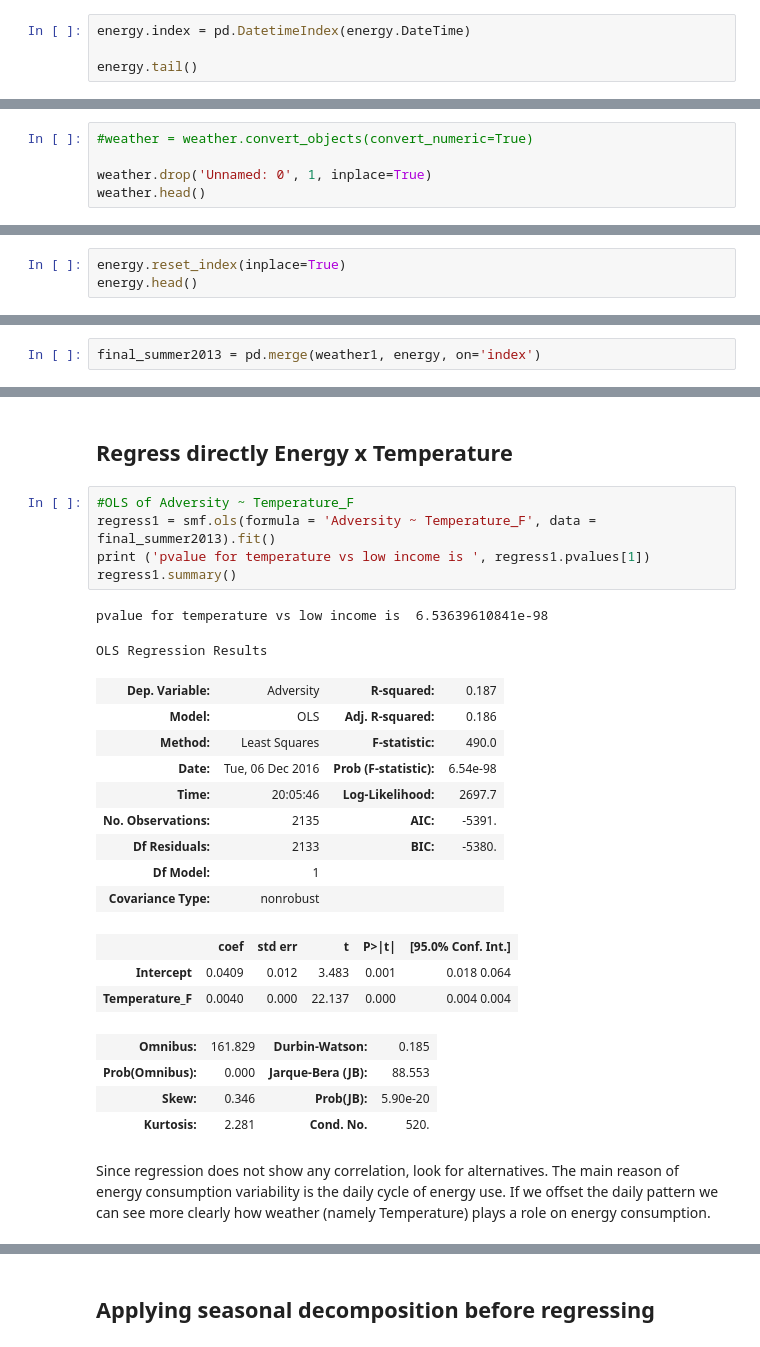
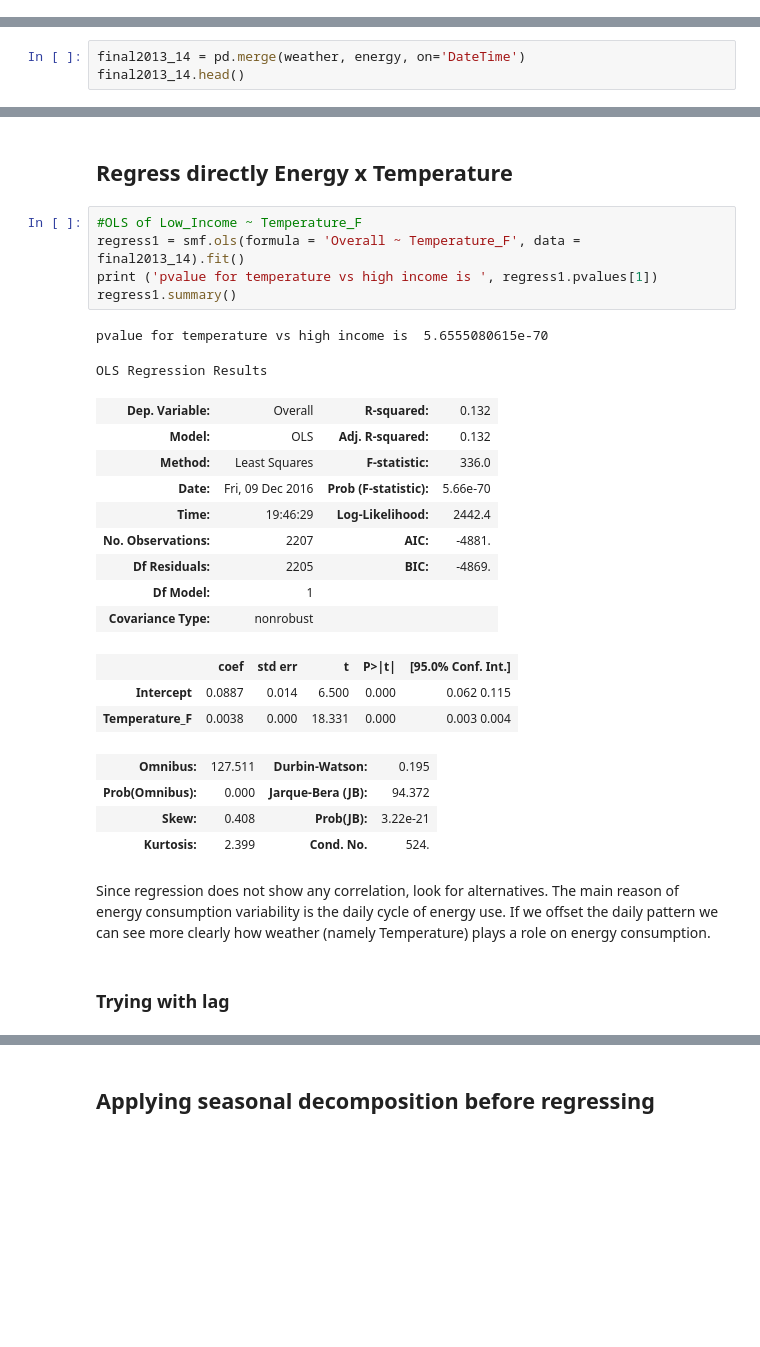
Before and after one commit to connorchency/Taming-the-Peak, a Jupyter notebook: analysis/Analysis_vsg_s13.ipynb, the cells around one changed output, grey strips where cells are left out. Saved outputs shown, nothing was run; the diff lists cells and outputs as text; blank space fills up the shorter version.

```diff
--- a/analysis/Analysis_vsg_s13.ipynb
+++ b/analysis/Analysis_vsg_s13.ipynb
@@ -104,4 +54,0 @@ memory usage: 120.6+ KB
-# %%
-energy.index = pd.DatetimeIndex(energy.DateTime)
-
-energy.tail()
@@ -144,8 +70,3 @@ pl.show()
 [figure]
 # %% [markdown]
 ## Merge and plot energy and weather data
-# %%
-#weather = weather.convert_objects(convert_numeric=True)
-
-weather.drop('Unnamed: 0', 1, inplace=True)
-weather.head()
@@ -159,3 +72,0 @@ weather.head()
-# %%
-energy.reset_index(inplace=True)
-energy.head()
@@ -179,2 +73,3 @@ weather1.head()
 # %%
-final_summer2013 = pd.merge(weather1, energy, on='index')
+final2013_14 = pd.merge(weather, energy, on='DateTime')
+final2013_14.head()
@@ -233,29 +129,31 @@ pl.show()
 # %% [markdown]
 ## Regress directly Energy x Temperature
 # %%
-#OLS of Adversity ~ Temperature_F
-regress1 = smf.ols(formula = 'Adversity ~ Temperature_F', data = final_summer2013).fit()
-print ('pvalue for temperature vs low income is ', regress1.pvalues[1])
+#OLS of Low_Income ~ Temperature_F
+regress1 = smf.ols(formula = 'Overall ~ Temperature_F', data = final2013_14).fit()
+print ('pvalue for temperature vs high income is ', regress1.pvalues[1])
 regress1.summary()
 # %% [output]
-pvalue for temperature vs low income is  6.53639610841e-98
+pvalue for temperature vs high income is  5.6555080615e-70
 OLS Regression Results
-| Dep. Variable: | Adversity | R-squared: | 0.187 |
-| Model: | OLS | Adj. R-squared: | 0.186 |
-| Method: | Least Squares | F-statistic: | 490.0 |
-| Date: | Tue, 06 Dec 2016 | Prob (F-statistic): | 6.54e-98 |
-| Time: | 20:05:46 | Log-Likelihood: | 2697.7 |
-| No. Observations: | 2135 | AIC: | -5391. |
-| Df Residuals: | 2133 | BIC: | -5380. |
+| Dep. Variable: | Overall | R-squared: | 0.132 |
+| Model: | OLS | Adj. R-squared: | 0.132 |
+| Method: | Least Squares | F-statistic: | 336.0 |
+| Date: | Fri, 09 Dec 2016 | Prob (F-statistic): | 5.66e-70 |
+| Time: | 19:46:29 | Log-Likelihood: | 2442.4 |
+| No. Observations: | 2207 | AIC: | -4881. |
+| Df Residuals: | 2205 | BIC: | -4869. |
 | Df Model: | 1 |  |  |
 | Covariance Type: | nonrobust |  |  |
 |  | coef | std err | t | P>|t| | [95.0% Conf. Int.] |
-| Intercept | 0.0409 | 0.012 | 3.483 | 0.001 | 0.018 0.064 |
-| Temperature_F | 0.0040 | 0.000 | 22.137 | 0.000 | 0.004 0.004 |
+| Intercept | 0.0887 | 0.014 | 6.500 | 0.000 | 0.062 0.115 |
+| Temperature_F | 0.0038 | 0.000 | 18.331 | 0.000 | 0.003 0.004 |
-| Omnibus: | 161.829 | Durbin-Watson: | 0.185 |
-| Prob(Omnibus): | 0.000 | Jarque-Bera (JB): | 88.553 |
-| Skew: | 0.346 | Prob(JB): | 5.90e-20 |
-| Kurtosis: | 2.281 | Cond. No. | 520. |
+| Omnibus: | 127.511 | Durbin-Watson: | 0.195 |
+| Prob(Omnibus): | 0.000 | Jarque-Bera (JB): | 94.372 |
+| Skew: | 0.408 | Prob(JB): | 3.22e-21 |
+| Kurtosis: | 2.399 | Cond. No. | 524. |
 # %% [markdown]
 Since regression does not show any correlation, look for alternatives.
 The main reason of energy consumption variability is the daily cycle of energy use. If we offset the daily pattern we can see more clearly how weather (namely Temperature) plays a role on energy consumption.
+# %% [markdown]
+### Trying with lag
```
Also changed, not shown: parts of 41 cells of this notebook.
